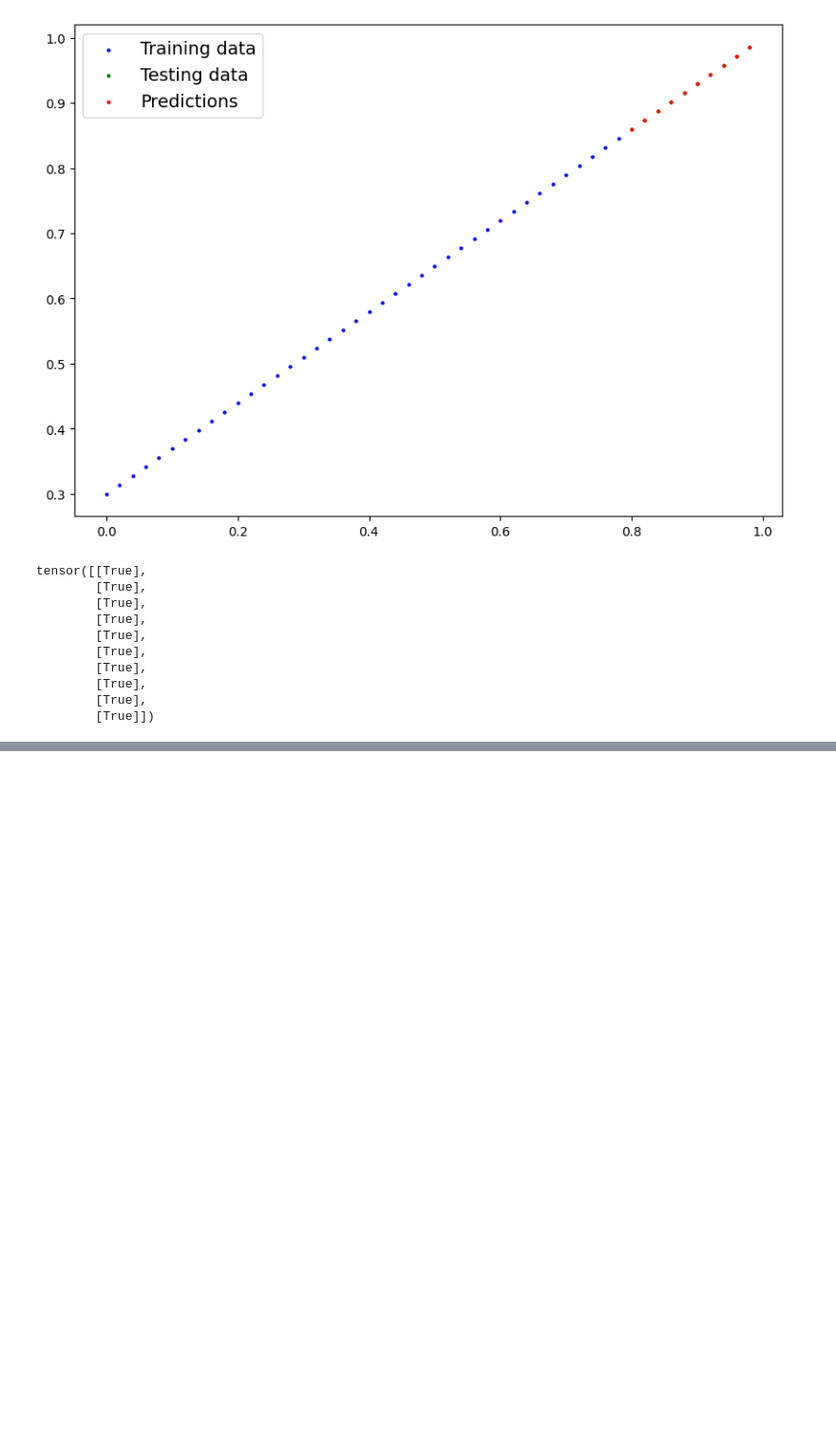
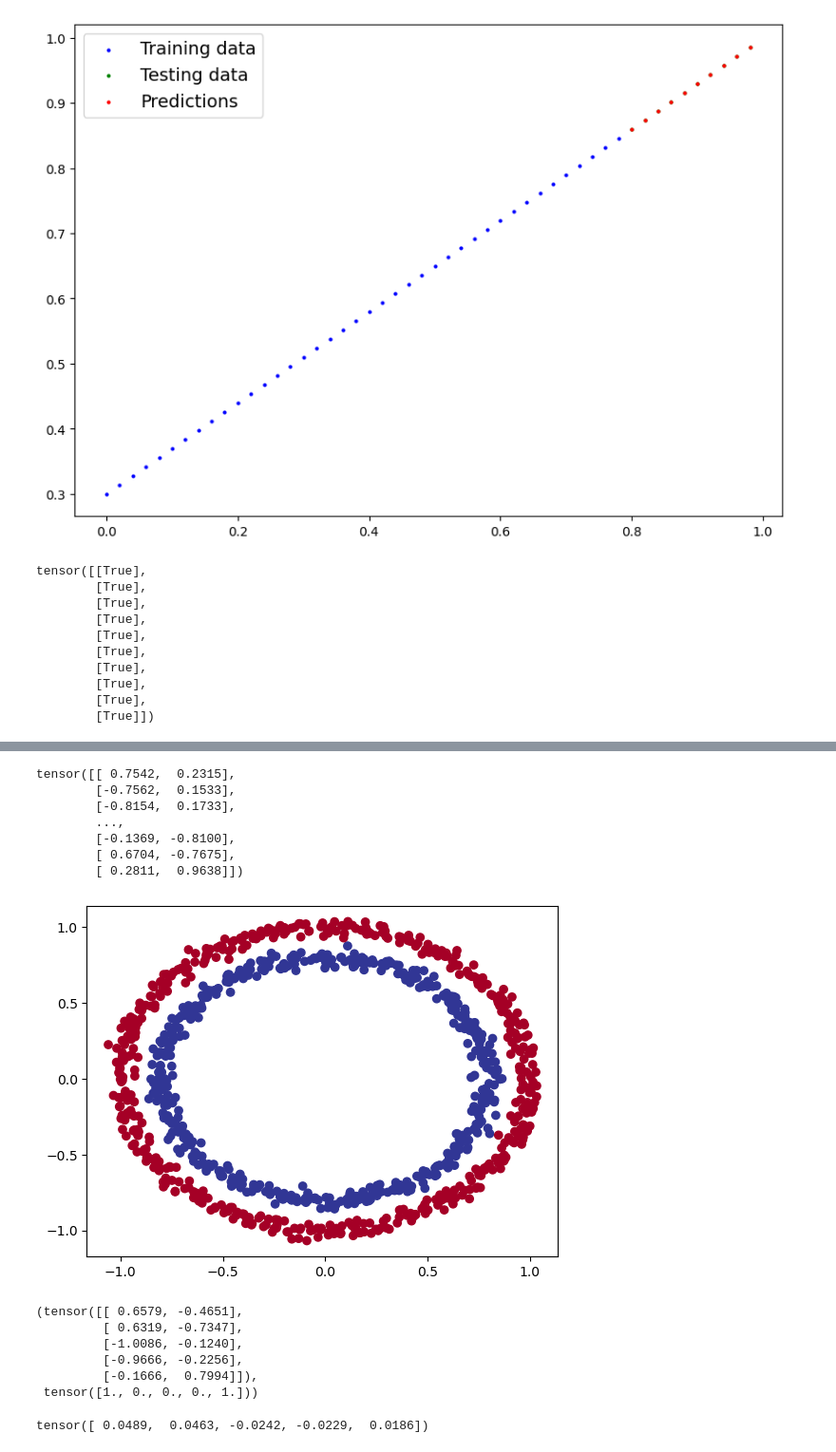
Before and after one commit to SuedIsProgramming/RNO-G-CNN, a Jupyter notebook: pytorch_testing/pytorch_learning.ipynb, the cells around one changed output, grey strips where cells are left out. Shown: that part at 95% size. Drawn from its saved outputs; the diff is of its cells as text; code cells hidden in the pictures; blank space fills up the shorter version.

```diff
--- a/pytorch_testing/pytorch_learning.ipynb
+++ b/pytorch_testing/pytorch_learning.ipynb
@@ -516,0 +784,64 @@ tensor([[True],
+# %%
+# Clearly there is a problem here, we need non-linear functions!
+
+# We can add more layers
+# Add more hidden units: Linear(in_features=2, out_features=256)
+# Fit for longer
+# Changing the activation functions
+# Change the learning rate
+# Change the loss function
+
+# Spoiler: We will change the activation functions to include non-linearities!
+
+import torch
+import matplotlib.pyplot as plt
+from sklearn.datasets import make_circles
+
+n_samples = 1000
+
+X, y = make_circles(n_samples,
+                    noise=0.03,
+                    random_state=42)
+
+plt.scatter(X[:, 0], X[:, 1], c=y, cmap=plt.cm.RdYlBu)
+
+
+X.shape
+X_squeezed = torch.from_numpy(X).float().squeeze()
+print(X_squeezed)
+# %% [output]
+tensor([[ 0.7542,  0.2315],
+        [-0.7562,  0.1533],
+        [-0.8154,  0.1733],
+        ...,
+        [-0.1369, -0.8100],
+        [ 0.6704, -0.7675],
+        [ 0.2811,  0.9638]])
+[figure, added]
+# %%
+# Convert data to tensors and then to train and test splits
+import torch
+from sklearn.model_selection import train_test_split
+
+X = torch.from_numpy(X).type(torch.float32)
+y = torch.from_numpy(y).type(torch.float32)
+
+# NOTE! from_numpy shares the memory of the original numpy array, so changes in the tensor will affect the numpy array!
+
+X_train, X_test, y_train, y_test = train_test_split(X, y, test_size=0.2, random_state=42)
+
+X_train[:5], y_train[:5]
+# %% [output]
+(tensor([[ 0.6579, -0.4651],
+         [ 0.6319, -0.7347],
+         [-1.0086, -0.1240],
+         [-0.9666, -0.2256],
+         [-0.1666,  0.7994]]),
+ tensor([1., 0., 0., 0., 1.]))
+# %%
+with torch.inference_mode():
+    y_out = model_0(X_train)
+
+y_out[:5].squeeze()
+# %% [output]
+tensor([ 0.0489,  0.0463, -0.0242, -0.0229,  0.0186])
```
Also changed, not shown: parts of 36 cells of this notebook, 13 other files.
